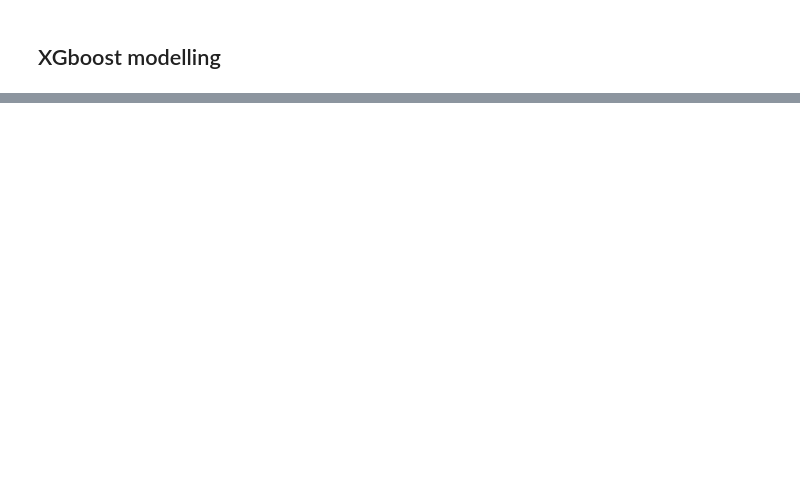
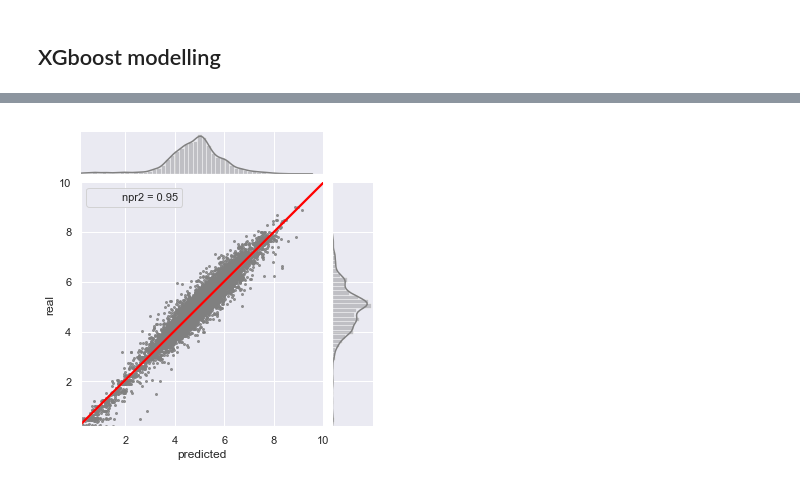
Before and after one commit to clagodmor/price_forecast, a Jupyter notebook: xgboost_jupyter.ipynb, the cells around one changed output, grey strips where cells are left out. Drawn from its saved outputs; the diff is of its cells as text; code cells hidden in the pictures; blank space fills up the shorter version.

```diff
--- a/xgboost_jupyter.ipynb
+++ b/xgboost_jupyter.ipynb
@@ -70,0 +82,8 @@ print(prediction)
+# %%
+new_pintar = pintar[['wind','demand','photo','temp','thermo','hydro_disp','hydro_prod']]
+# %%
+y = pintar['price'].values
+X = new_pintar.values
+# %%
+output_2 = model.predict(data=X)
+output_2
@@ -70,0 +93,3 @@ print(prediction)
+# %%
+comp2=pd.DataFrame({'predicted':output_2,'real':y})
+comp2.head()
@@ -70,0 +103,7 @@ print(prediction)
+# %%
+gr = sns.jointplot("predicted", "real", data=comp2, kind="reg",
+                  xlim=(0.2, 10), ylim=(0.2, 10), color="grey",
+                 height=5,stat_func=npr2, scatter_kws={'s':4},
+                  joint_kws={'color':'grey','line_kws':{'color':'red'}}, ci=95)
+# %% [output]
+[figure, added]
```
Also changed, not shown: parts of 22 cells of this notebook, 1 other file.
